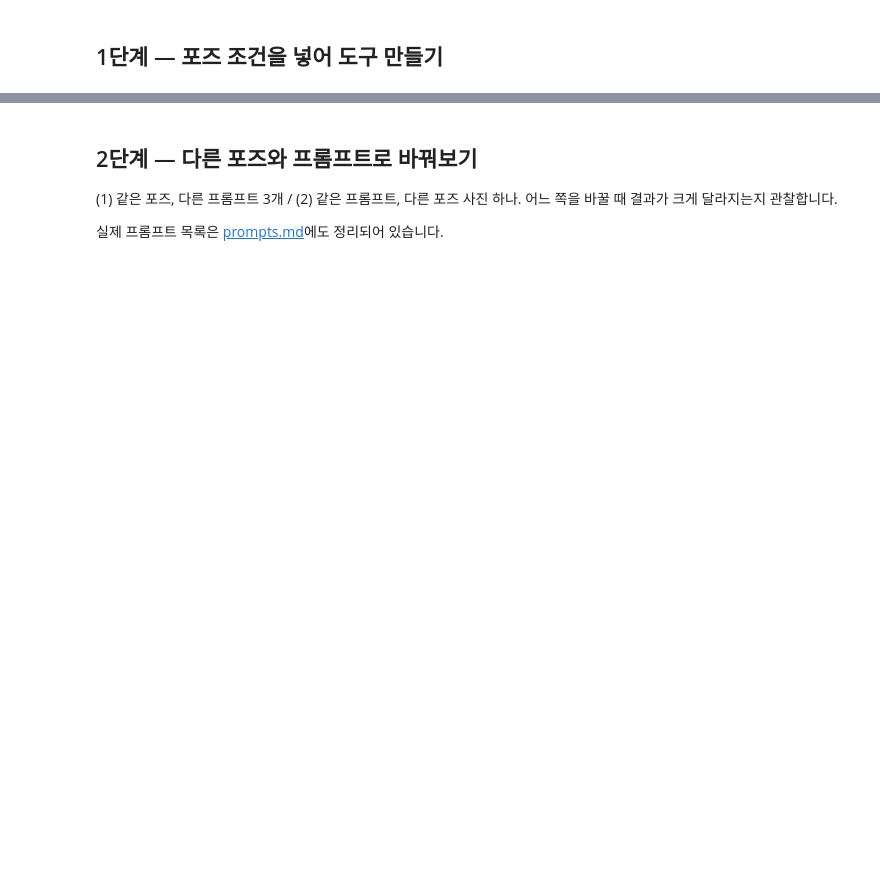
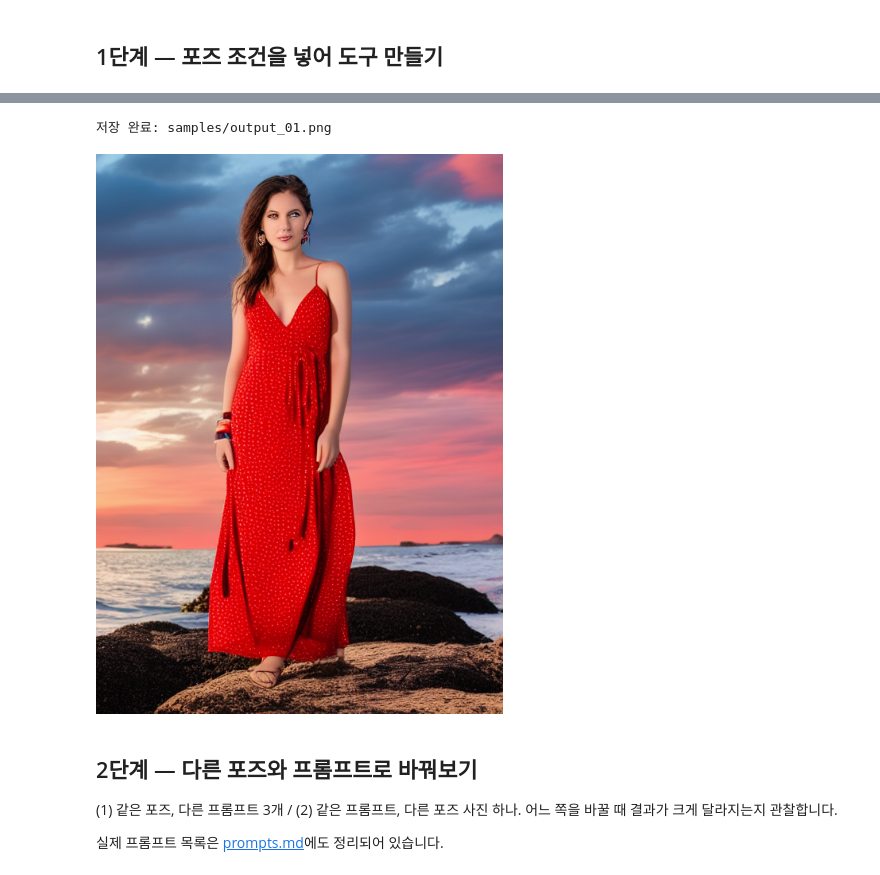
Before and after one commit to rubilisa08/pose-image-tool, a Jupyter notebook: pose_tool.ipynb, the cells around one changed output, grey strips where cells are left out. Cells and saved outputs as stored; diff of their text form; code cells hidden in the pictures; blank space fills up the shorter version.

```diff
--- a/pose_tool.ipynb
+++ b/pose_tool.ipynb
@@ -149,16 +168,19 @@ def generate_pose_image(
 # %%
 # 이 셀이 하는 일: 도구를 처음으로 한 번 돌려서 기준(baseline) 결과를 만듭니다.
 # 결과는 samples/output_01.png 로 저장됩니다.
 
-baseline_prompt = "a photo of an astronaut standing on the moon, cinematic lighting, highly detailed"
+baseline_prompt = "a girl in a flowing red dress standing on a beach at sunset"
 
 output_image_01, _ = generate_pose_image(
     pose_reference_source=POSE_01_SOURCE,
     prompt=baseline_prompt,
     output_name="output_01",
     seed=0,
 )
 output_image_01
+# %% [output]
+저장 완료: samples/output_01.png
+[figure, added]
 # %% [markdown]
 ## 2단계 — 다른 포즈와 프롬프트로 바꿔보기
 
```
Also changed, not shown: parts of 8 cells of this notebook.
